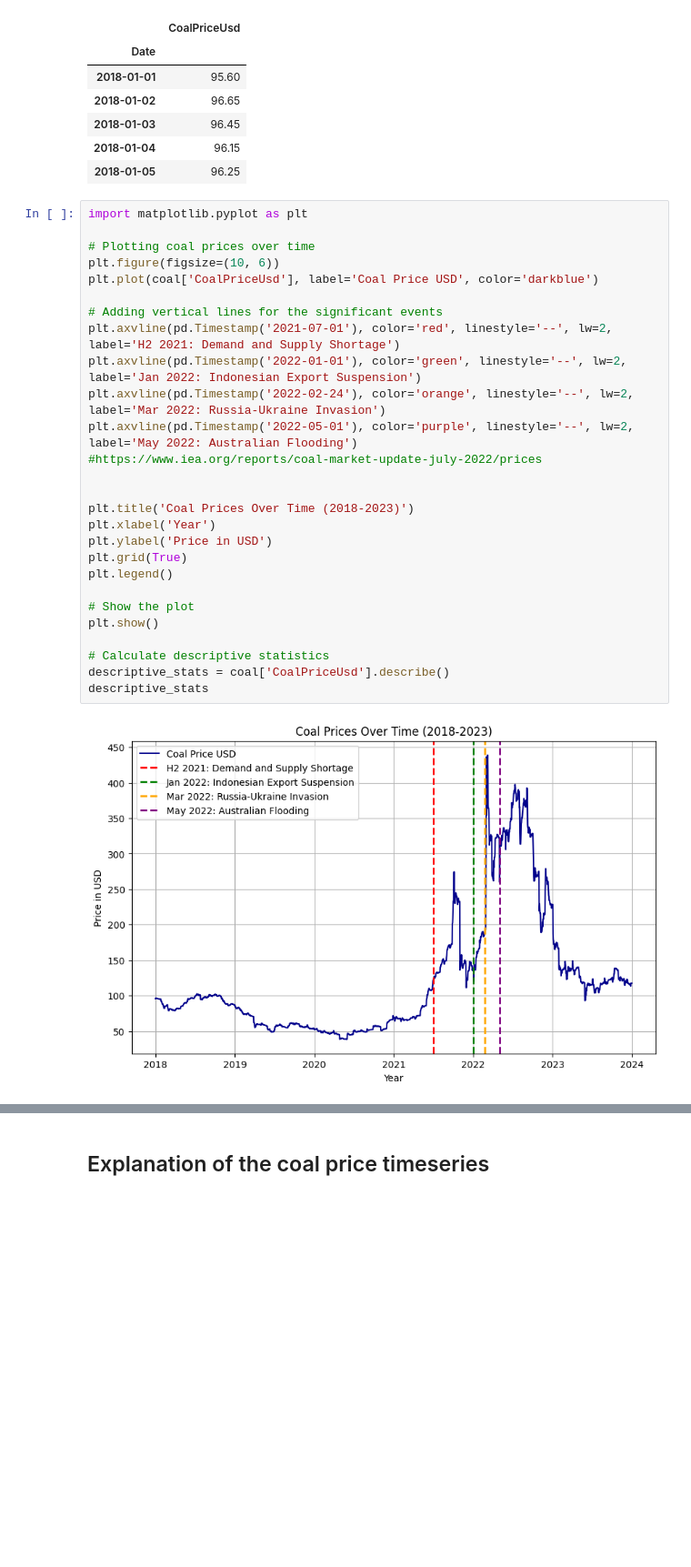
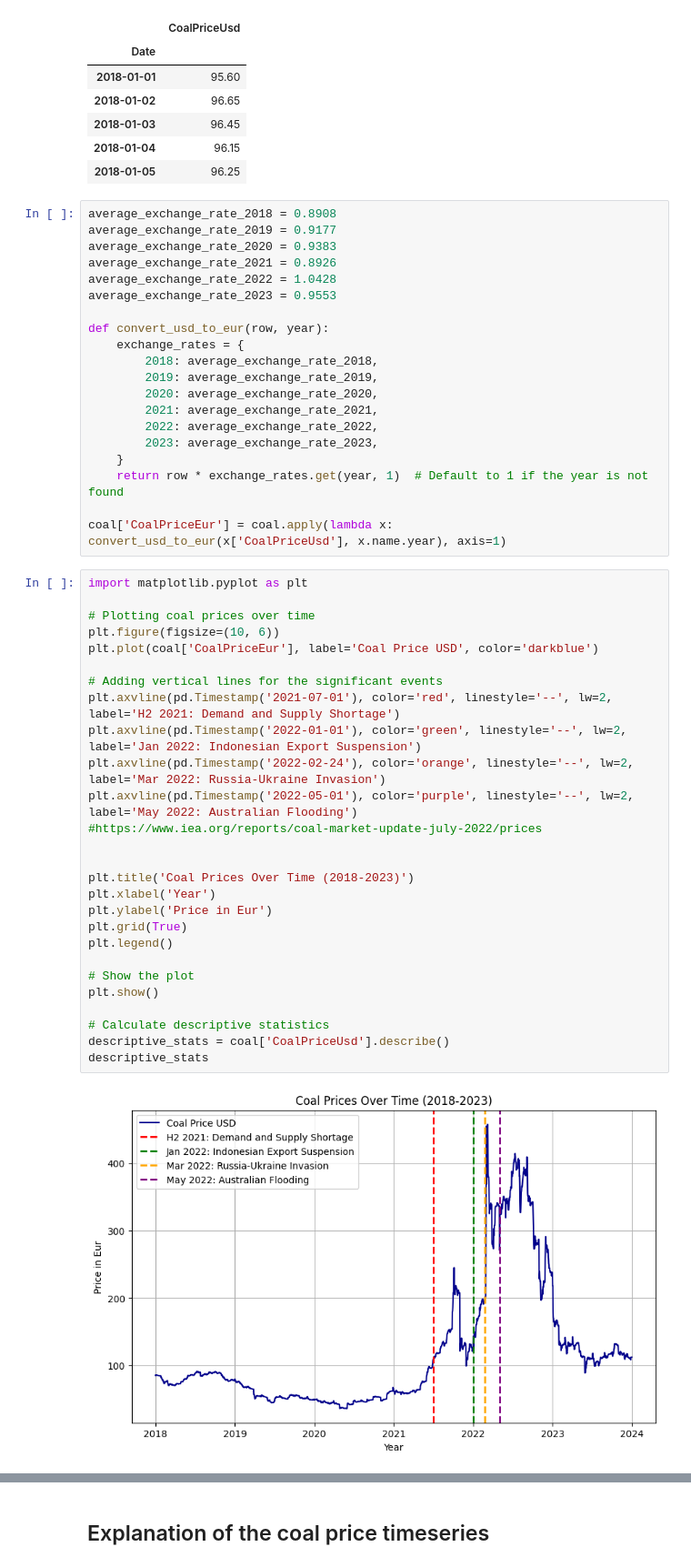
Before and after one commit to evenbakke/MasterThesis-, a Jupyter notebook: Coal&Permit_Cleaning.ipynb, the cells around one changed output, grey strips where cells are left out. Shown at 91% size. Cells and saved outputs as stored; diff of their text form; blank space fills up the shorter version.

```diff
--- a/Coal&Permit_Cleaning.ipynb
+++ b/Coal&Permit_Cleaning.ipynb
@@ -17,35 +17,55 @@ coal.head()
 | 2018-01-03 | 96.45 |
 | 2018-01-04 | 96.15 |
 | 2018-01-05 | 96.25 |
+# %%
+average_exchange_rate_2018 = 0.8908
+average_exchange_rate_2019 = 0.9177
+average_exchange_rate_2020 = 0.9383
+average_exchange_rate_2021 = 0.8926
+average_exchange_rate_2022 = 1.0428
+average_exchange_rate_2023 = 0.9553
+
+def convert_usd_to_eur(row, year):
+    exchange_rates = {
+        2018: average_exchange_rate_2018,
+        2019: average_exchange_rate_2019,
+        2020: average_exchange_rate_2020,
+        2021: average_exchange_rate_2021,
+        2022: average_exchange_rate_2022,
+        2023: average_exchange_rate_2023,
+    }
+    return row * exchange_rates.get(year, 1)  # Default to 1 if the year is not found
+
+coal['CoalPriceEur'] = coal.apply(lambda x: convert_usd_to_eur(x['CoalPriceUsd'], x.name.year), axis=1)
 # %%
 import matplotlib.pyplot as plt
 
 # Plotting coal prices over time
 plt.figure(figsize=(10, 6))
-plt.plot(coal['CoalPriceUsd'], label='Coal Price USD', color='darkblue')
+plt.plot(coal['CoalPriceEur'], label='Coal Price USD', color='darkblue')
 
 # Adding vertical lines for the significant events
 plt.axvline(pd.Timestamp('2021-07-01'), color='red', linestyle='--', lw=2, label='H2 2021: Demand and Supply Shortage')
 plt.axvline(pd.Timestamp('2022-01-01'), color='green', linestyle='--', lw=2, label='Jan 2022: Indonesian Export Suspension')
 plt.axvline(pd.Timestamp('2022-02-24'), color='orange', linestyle='--', lw=2, label='Mar 2022: Russia-Ukraine Invasion')
 plt.axvline(pd.Timestamp('2022-05-01'), color='purple', linestyle='--', lw=2, label='May 2022: Australian Flooding')
 #https://www.iea.org/reports/coal-market-update-july-2022/prices
 
 
 plt.title('Coal Prices Over Time (2018-2023)')
 plt.xlabel('Year')
-plt.ylabel('Price in USD')
+plt.ylabel('Price in Eur')
 plt.grid(True)
 plt.legend()
 
 # Show the plot
 plt.show()
 
 # Calculate descriptive statistics
 descriptive_stats = coal['CoalPriceUsd'].describe()
 descriptive_stats
 # %% [output]
-[figure, old version]
+[figure, new version]
 count    2191.000000
 mean      123.408832
 std        87.930214
```
Also changed, not shown: parts of 25 cells of this notebook, 3 other files.
